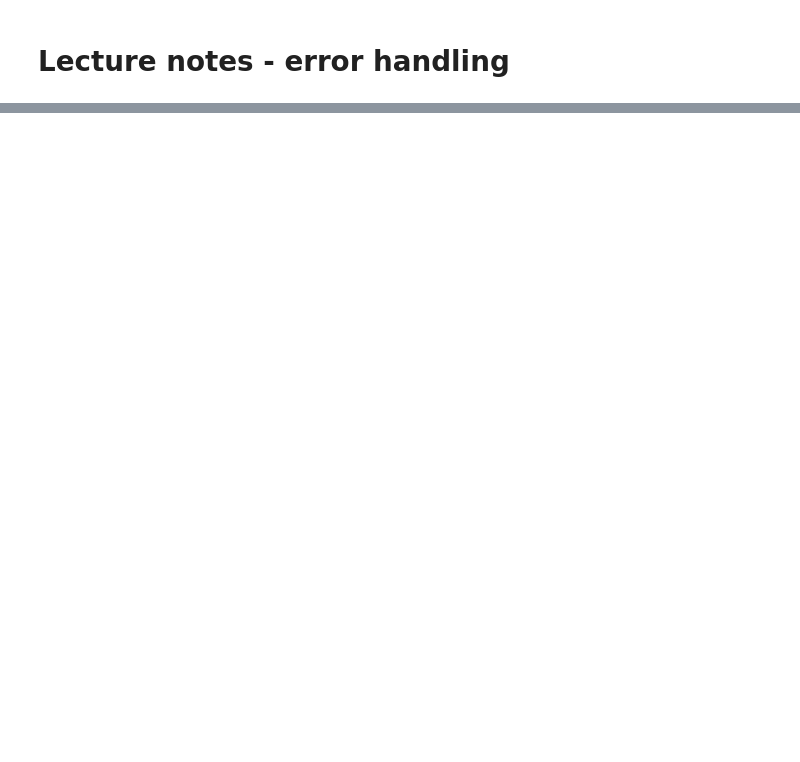
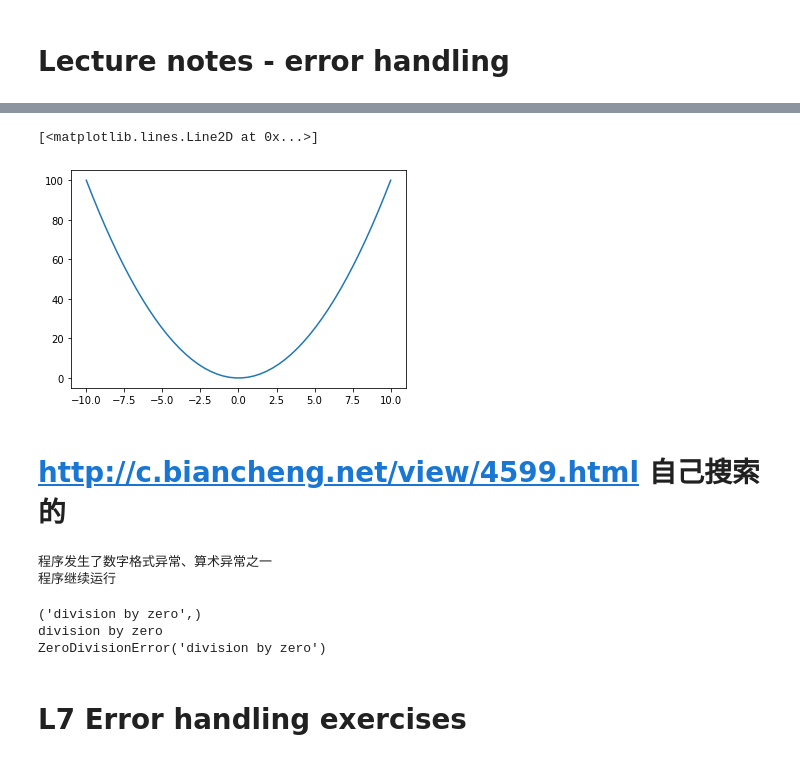
Before and after one commit to xjohansson/python-programming-Xiu-Johansson, a Jupyter notebook: AI_Exercises/L7_error_handling.ipynb, the cells around one changed output, grey strips where cells are left out. Drawn from its saved outputs; the diff is of its cells as text; code cells hidden in the pictures; blank space fills up the shorter version.

```diff
--- a/AI_Exercises/L7_error_handling.ipynb
+++ b/AI_Exercises/L7_error_handling.ipynb
@@ -81,0 +119,51 @@ print(squarer(5))
+# %%
+import numpy as np
+import matplotlib.pyplot as plt
+
+x=np.linspace(-10,10)
+f=lambda x:x**2
+
+
+plt.plot(x,f(x))
+# %% [output]
+[<matplotlib.lines.Line2D at 0x...>]
+[figure, added]
+# %% [markdown]
+# http://c.biancheng.net/view/4599.html 自己搜索的
+# %%
+# http://c.biancheng.net/view/4599.html 自己搜索的
+# 例如10除以0，打印出来"程序发生了数字格式异常、算术异常之一")
+
+try:
+    a = int(input("输入被除数："))
+    b = int(input("输入除数："))
+    c = a / b
+    print("您输入的两个数相除的结果是：", c )
+except (ValueError, ArithmeticError):
+    print("程序发生了数字格式异常、算术异常之一")
+except :
+    print("未知异常")
+print("程序继续运行")
+# %% [output]
+程序发生了数字格式异常、算术异常之一
+程序继续运行
+# %%
+try:
+    1/0
+except Exception as e:
+    # 访问异常的错误编号和详细信息
+    print(e.args)
+    print(str(e))
+    print(repr(e))
+
+
+# 输出结果为：
+#('division by zero',)
+#division by zero
+#ZeroDivisionError('division by zero',)
+# %% [output]
+('division by zero',)
+division by zero
+ZeroDivisionError('division by zero')
+# %% [markdown]
+# L7 Error handling exercises
```
Also changed, not shown: parts of 16 cells of this notebook, 15 other files.
